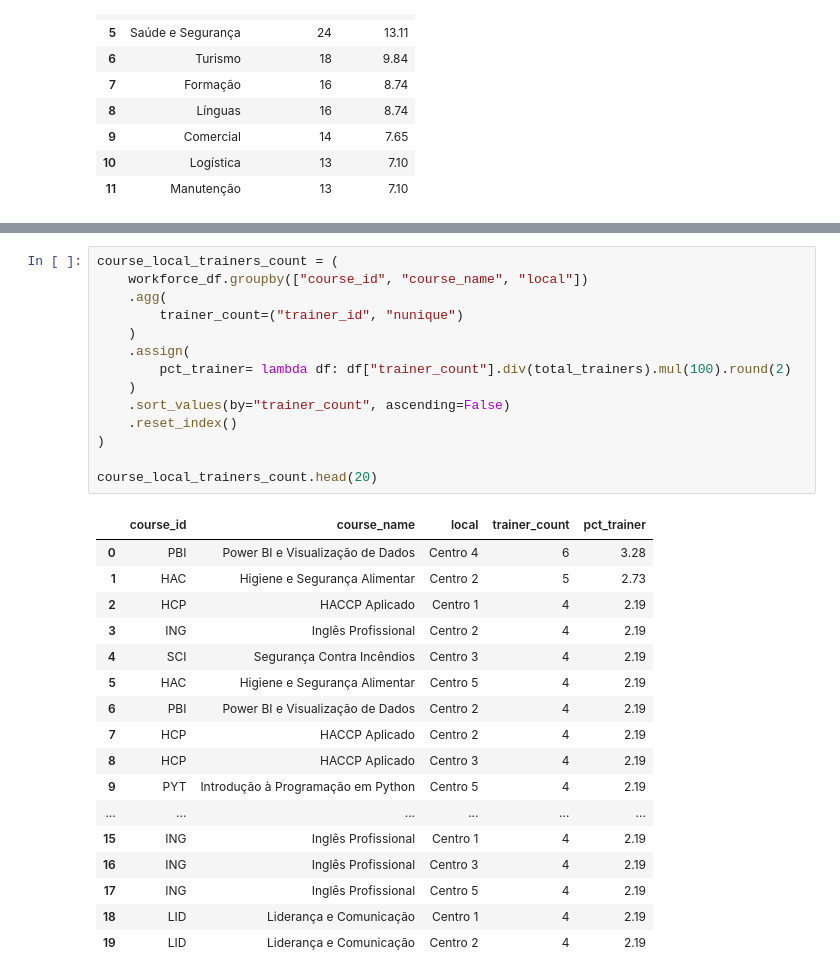
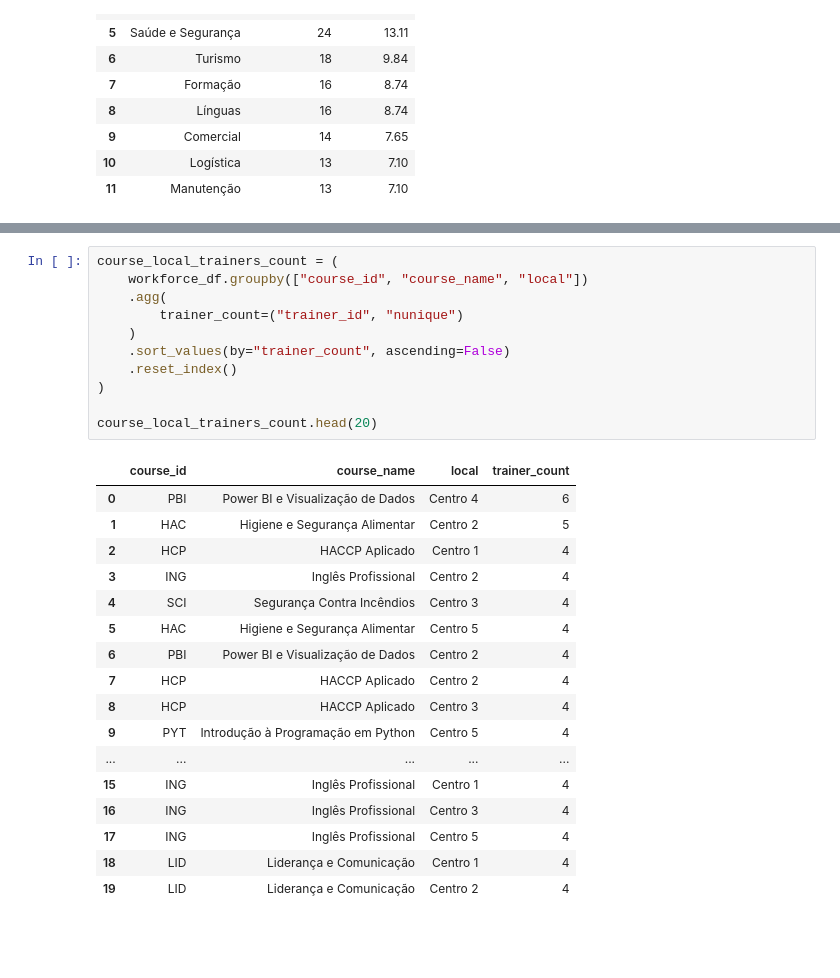
Before and after one commit to nathansperinde/Hiring-Needs-Analysis, a Jupyter notebook: notebooks/02_workforce_analysis.ipynb, the cells around one changed output, grey strips where cells are left out. Cells and saved outputs as stored; diff of their text form; blank space fills up the shorter version.

```diff
--- a/notebooks/02_workforce_analysis.ipynb
+++ b/notebooks/02_workforce_analysis.ipynb
@@ -168,33 +142,30 @@ Name: trainer_count, dtype: float64
 # %%
 course_local_trainers_count = (
     workforce_df.groupby(["course_id", "course_name", "local"])
     .agg(
         trainer_count=("trainer_id", "nunique")
     )
-    .assign(
-        pct_trainer= lambda df: df["trainer_count"].div(total_trainers).mul(100).round(2)
-    )
     .sort_values(by="trainer_count", ascending=False)
     .reset_index()
 )
 
 course_local_trainers_count.head(20)
 # %% [output]
-|  | course_id | course_name | local | trainer_count | pct_trainer |
-| 0 | PBI | Power BI e Visualização de Dados | Centro 4 | 6 | 3.28 |
-| 1 | HAC | Higiene e Segurança Alimentar | Centro 2 | 5 | 2.73 |
-| 2 | HCP | HACCP Aplicado | Centro 1 | 4 | 2.19 |
-| 3 | ING | Inglês Profissional | Centro 2 | 4 | 2.19 |
-| 4 | SCI | Segurança Contra Incêndios | Centro 3 | 4 | 2.19 |
-| 5 | HAC | Higiene e Segurança Alimentar | Centro 5 | 4 | 2.19 |
-| 6 | PBI | Power BI e Visualização de Dados | Centro 2 | 4 | 2.19 |
-| 7 | HCP | HACCP Aplicado | Centro 2 | 4 | 2.19 |
-| 8 | HCP | HACCP Aplicado | Centro 3 | 4 | 2.19 |
-| 9 | PYT | Introdução à Programação em Python | Centro 5 | 4 | 2.19 |
-| ... | ... | ... | ... | ... | ... |
-| 15 | ING | Inglês Profissional | Centro 1 | 4 | 2.19 |
-| 16 | ING | Inglês Profissional | Centro 3 | 4 | 2.19 |
-| 17 | ING | Inglês Profissional | Centro 5 | 4 | 2.19 |
-| 18 | LID | Liderança e Comunicação | Centro 1 | 4 | 2.19 |
-| 19 | LID | Liderança e Comunicação | Centro 2 | 4 | 2.19 |
+|  | course_id | course_name | local | trainer_count |
+| 0 | PBI | Power BI e Visualização de Dados | Centro 4 | 6 |
+| 1 | HAC | Higiene e Segurança Alimentar | Centro 2 | 5 |
+| 2 | HCP | HACCP Aplicado | Centro 1 | 4 |
+| 3 | ING | Inglês Profissional | Centro 2 | 4 |
+| 4 | SCI | Segurança Contra Incêndios | Centro 3 | 4 |
+| 5 | HAC | Higiene e Segurança Alimentar | Centro 5 | 4 |
+| 6 | PBI | Power BI e Visualização de Dados | Centro 2 | 4 |
+| 7 | HCP | HACCP Aplicado | Centro 2 | 4 |
+| 8 | HCP | HACCP Aplicado | Centro 3 | 4 |
+| 9 | PYT | Introdução à Programação em Python | Centro 5 | 4 |
+| ... | ... | ... | ... | ... |
+| 15 | ING | Inglês Profissional | Centro 1 | 4 |
+| 16 | ING | Inglês Profissional | Centro 3 | 4 |
+| 17 | ING | Inglês Profissional | Centro 5 | 4 |
+| 18 | LID | Liderança e Comunicação | Centro 1 | 4 |
+| 19 | LID | Liderança e Comunicação | Centro 2 | 4 |
 # %%
```
Also changed, not shown: parts of 24 cells of this notebook.
